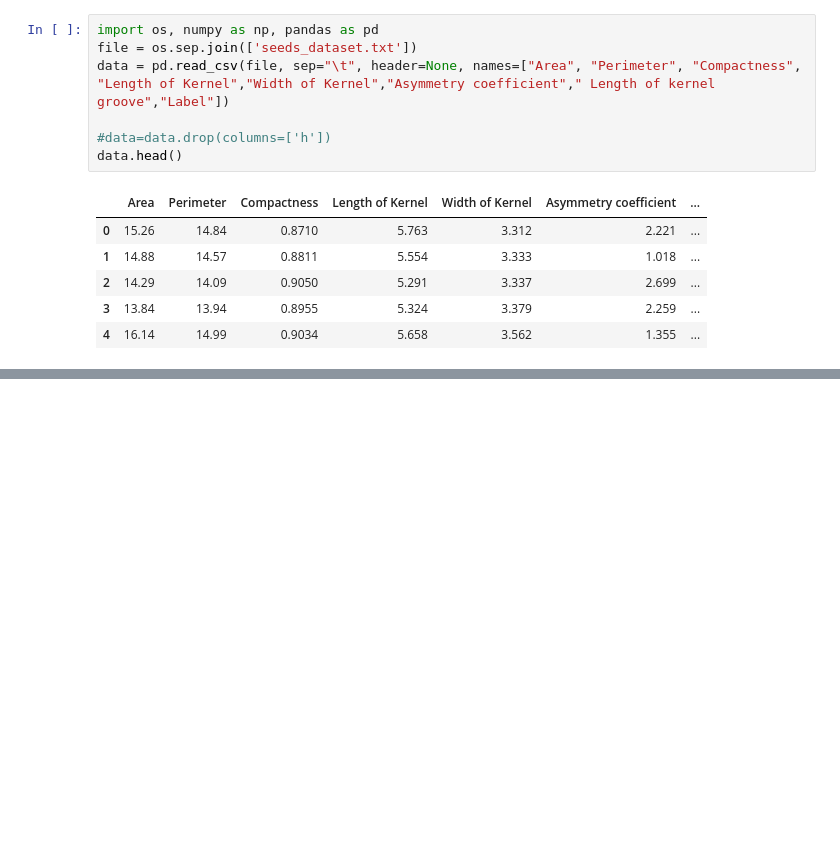
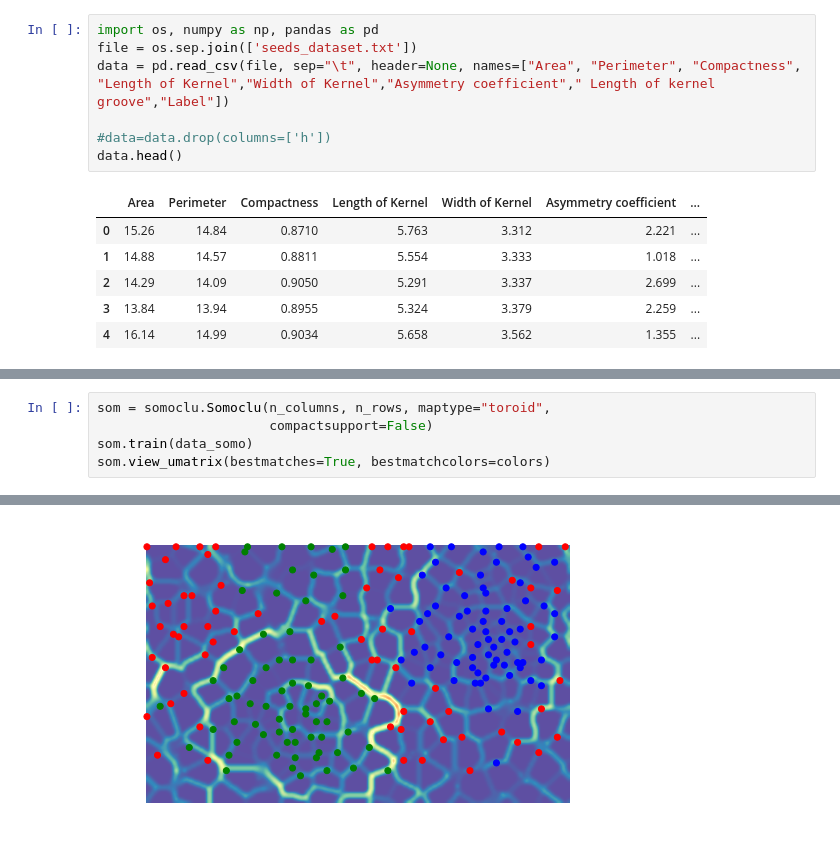
Before and after one commit to soaresdominic/ClusterAnalysis, a Jupyter notebook: SOM.ipynb, the cells around one changed output, grey strips where cells are left out. Cells and saved outputs as stored; diff of their text form; blank space fills up the shorter version.

```diff
--- a/SOM.ipynb
+++ b/SOM.ipynb
@@ -84,0 +78,6 @@ som.view_umatrix(bestmatches=True, bestmatchcolors=colors, labels=data['Label',
+# %%
+som = somoclu.Somoclu(n_columns, n_rows, maptype="toroid",
+                      compactsupport=False)
+som.train(data_somo)
+som.view_umatrix(bestmatches=True, bestmatchcolors=colors)
+# %% [output]
@@ -84,0 +85 @@ som.view_umatrix(bestmatches=True, bestmatchcolors=colors, labels=data['Label',
+[figure, added]
```
Also changed, not shown: parts of 6 cells of this notebook, 5 other files.
